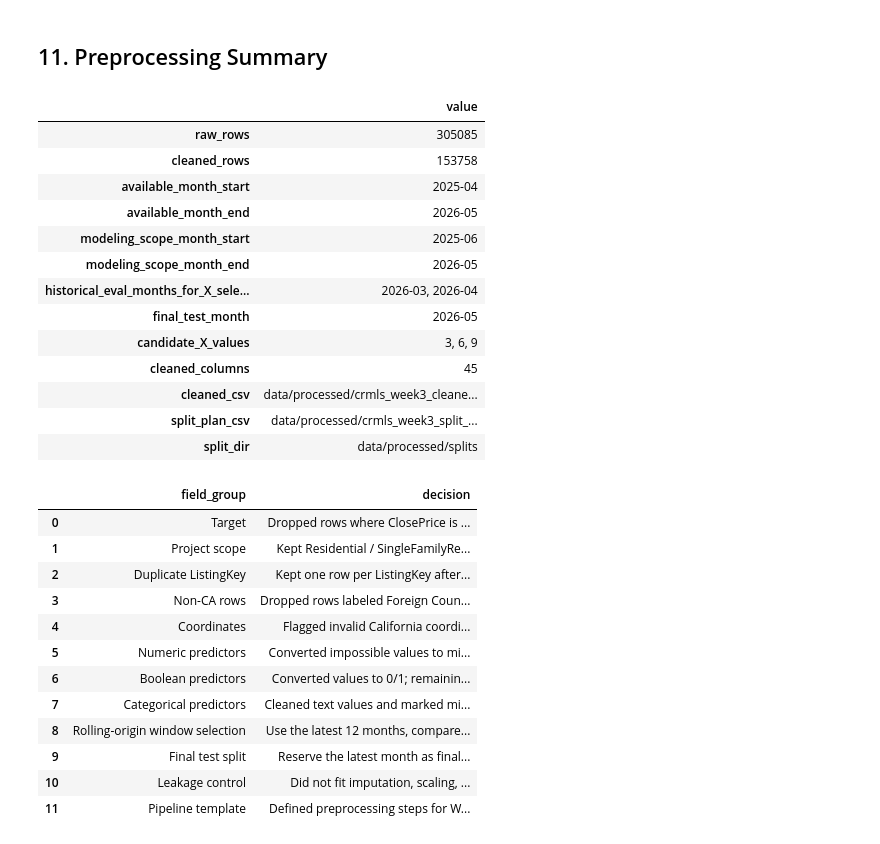
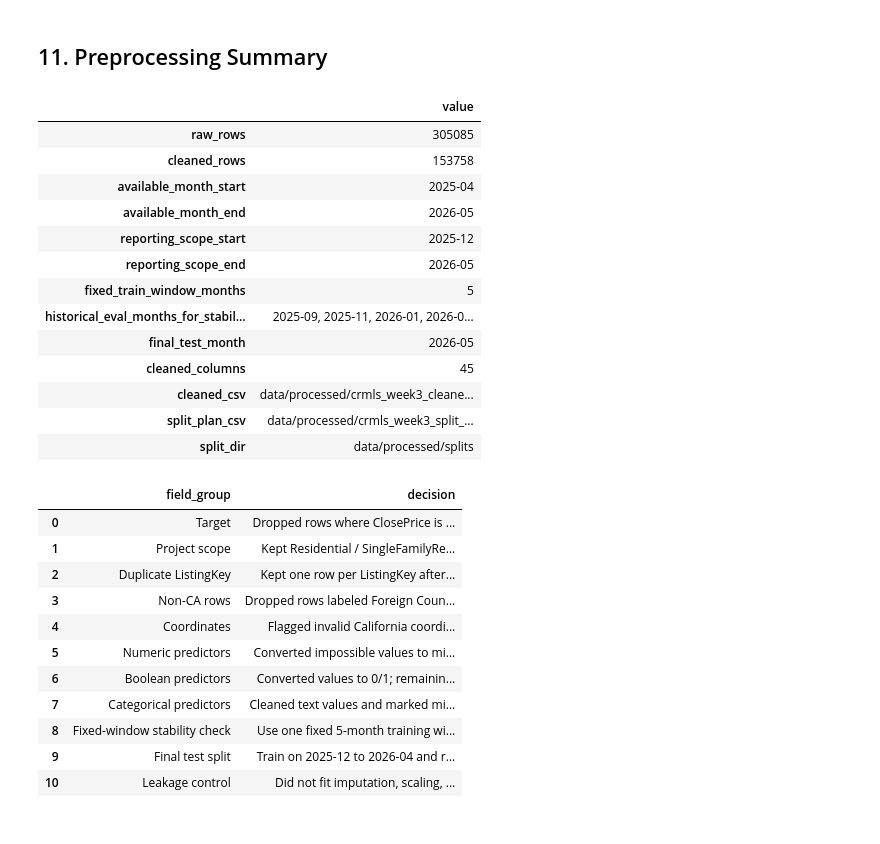
Before and after one commit to syp4137/idx-california-price-prediction, a Jupyter notebook: notebooks/02_preprocessing.ipynb, the cells around one changed output. Saved outputs shown, nothing was run; the diff lists cells and outputs as text; code cells hidden in the pictures.

```diff
--- a/notebooks/02_preprocessing.ipynb
+++ b/notebooks/02_preprocessing.ipynb
@@ -561,86 +455,49 @@ Total raw model feature columns before encoding: 40
 # %%
 summary = {
     "raw_rows": len(raw_df),
     "cleaned_rows": len(clean_df),
     "available_month_start": str(available_months[0]),
     "available_month_end": str(available_months[-1]),
-    "modeling_scope_month_start": str(scope_months[0]),
-    "modeling_scope_month_end": str(scope_months[-1]),
-    "historical_eval_months_for_X_selection": ", ".join(str(month) for month in historical_eval_months),
+    "reporting_scope_start": str(scope_months[0]),
+    "reporting_scope_end": str(scope_months[-1]),
+    "fixed_train_window_months": fixed_train_months,
+    "historical_eval_months_for_stability_check": ", ".join(str(month) for month in historical_eval_months),
     "final_test_month": str(test_month),
-    "candidate_X_values": ", ".join(map(str, candidate_windows)),
     "cleaned_columns": clean_df.shape[1],
     "cleaned_csv": str(CLEANED_CSV.relative_to(PROJECT_ROOT)),
     "split_plan_csv": str(SPLIT_PLAN_CSV.relative_to(PROJECT_ROOT)),
     "split_dir": str(SPLIT_DIR.relative_to(PROJECT_ROOT)),
 }
 
 summary_df = pd.DataFrame([summary]).T.rename(columns={0: "value"})
 display(summary_df)
 
 preprocessing_policy = pd.DataFrame([
-    {
-        "field_group": "Target",
-        "decision": "Dropped rows where ClosePrice is missing or <= 0. Extreme high values are kept in cleaned data; fold-specific outlier thresholds are learned in modeling."
-    },
-    {
-        "field_group": "Project scope",
-        "decision": "Kept Residential / SingleFamilyResidence records only."
-    },
-    {
-        "field_group": "Duplicate ListingKey",
-        "decision": "Kept one row per ListingKey after sorting by CloseDate/source_file."
-    },
-    {
-        "field_group": "Non-CA rows",
-        "decision": "Dropped rows labeled Foreign Country or Other State."
-    },
-    {
-        "field_group": "Coordinates",
-        "decision": "Flagged invalid California coordinates and set Latitude/Longitude to missing."
-    },
-    {
-        "field_group": "Numeric predictors",
-        "decision": "Converted impossible values to missing and added missing flags; imputation is deferred."
-    },
-    {
-        "field_group": "Boolean predictors",
-        "decision": "Converted values to 0/1; remaining missing values will be imputed inside the train-only pipeline."
-    },
-    {
-        "field_group": "Categorical predictors",
-        "decision": "Cleaned text values and marked missing/empty strings as __missing__; one-hot encoding is deferred."
-    },
-    {
-        "field_group": "Rolling-origin window selection",
-        "decision": "Use the latest 12 months, compare X=3, 6, 9 on the same historical evaluation months, and reserve the latest month as final test."
-    },
-    {
-        "field_group": "Final test split",
-        "decision": "Reserve the latest month as final test and use it only once after X is selected."
-    },
-    {
-        "field_group": "Leakage control",
-        "decision": "Did not fit imputation, scaling, encoding, or outlier thresholds on the full dataset. These are fit on train only in the modeling notebook."
-    },
-    {
-        "field_group": "Pipeline template",
-        "decision": "Defined preprocessing steps for Week 4 but did not fit the pipeline in this notebook."
-    },
+    {"field_group": "Target", "decision": "Dropped rows where ClosePrice is missing or <= 0. Fold-specific outlier thresholds are learned in modeling."},
+    {"field_group": "Project scope", "decision": "Kept Residential / SingleFamilyResidence records only."},
+    {"field_group": "Duplicate ListingKey", "decision": "Kept one row per ListingKey after sorting by CloseDate/source_file."},
+    {"field_group": "Non-CA rows", "decision": "Dropped rows labeled Foreign Country or Other State."},
+    {"field_group": "Coordinates", "decision": "Flagged invalid California coordinates and set Latitude/Longitude to missing."},
+    {"field_group": "Numeric predictors", "decision": "Converted impossible values to missing and added missing flags; imputation is deferred."},
+    {"field_group": "Boolean predictors", "decision": "Converted values to 0/1; remaining missing values will be imputed inside the train-only pipeline."},
+    {"field_group": "Categorical predictors", "decision": "Cleaned text values and marked missing/empty strings as __missing__; one-hot encoding is deferred."},
+    {"field_group": "Fixed-window stability check", "decision": "Use one fixed 5-month training window and evaluate it over three historical cutoffs."},
+    {"field_group": "Final test split", "decision": "Train on 2025-12 to 2026-04 and reserve 2026-05 as final test."},
+    {"field_group": "Leakage control", "decision": "Did not fit imputation, scaling, encoding, or outlier thresholds on the full dataset."},
 ])
 
 display(preprocessing_policy)
 # %% [output]
 |  | value |
 | raw_rows | 305085 |
 | cleaned_rows | 153758 |
 | available_month_start | 2025-04 |
 | available_month_end | 2026-05 |
-| modeling_scope_month_start | 2025-06 |
-| modeling_scope_month_end | 2026-05 |
-| historical_eval_months_for_X_sele... | 2026-03, 2026-04 |
+| reporting_scope_start | 2025-12 |
+| reporting_scope_end | 2026-05 |
+| fixed_train_window_months | 5 |
+| historical_eval_months_for_stabil... | 2025-09, 2025-11, 2026-01, 2026-0... |
 | final_test_month | 2026-05 |
-| candidate_X_values | 3, 6, 9 |
 | cleaned_columns | 45 |
 | cleaned_csv | data/processed/crmls_week3_cleane... |
 | split_plan_csv | data/processed/crmls_week3_split_... |
@@ -654,10 +511,9 @@ display(preprocessing_policy)
 | 5 | Numeric predictors | Converted impossible values to mi... |
 | 6 | Boolean predictors | Converted values to 0/1; remainin... |
 | 7 | Categorical predictors | Cleaned text values and marked mi... |
-| 8 | Rolling-origin window selection | Use the latest 12 months, compare... |
-| 9 | Final test split | Reserve the latest month as final... |
+| 8 | Fixed-window stability check | Use one fixed 5-month training wi... |
+| 9 | Final test split | Train on 2025-12 to 2026-04 and r... |
 | 10 | Leakage control | Did not fit imputation, scaling, ... |
-| 11 | Pipeline template | Defined preprocessing steps for W... |
 # %% [markdown]
 ## Final Notes
 
```
Also changed, not shown: parts of 9 cells of this notebook.
